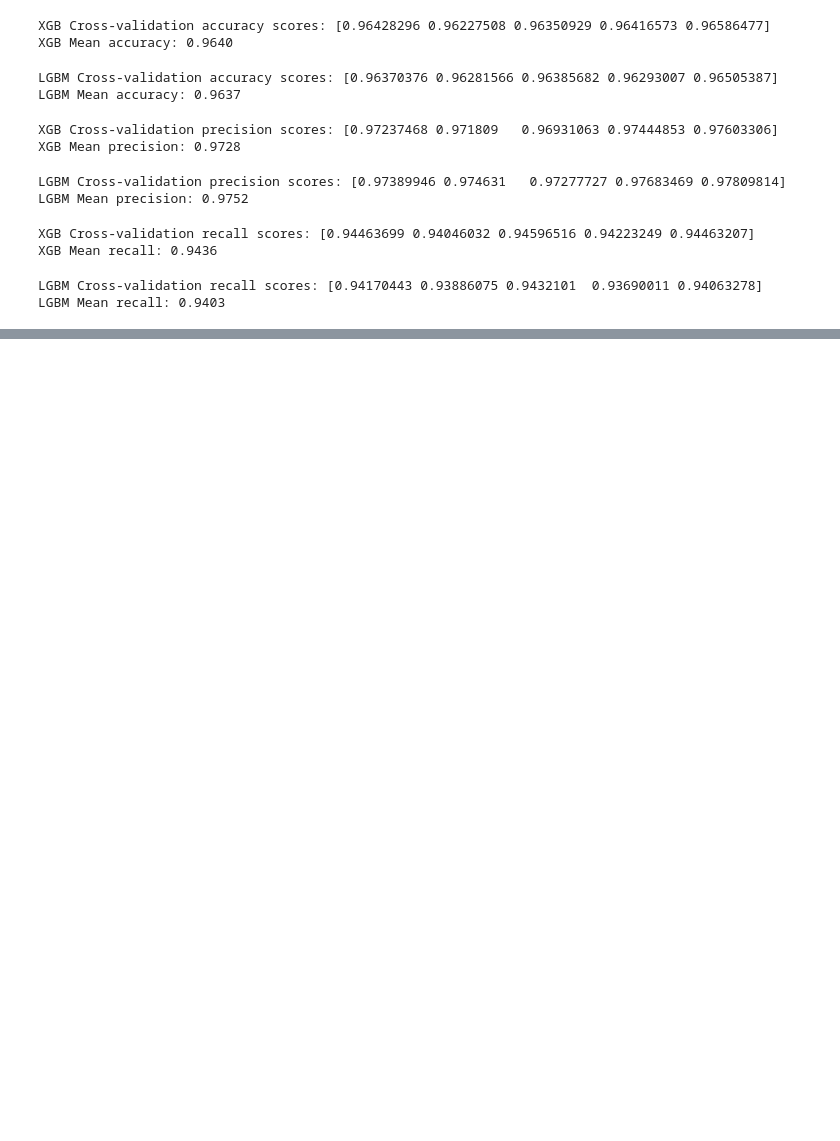
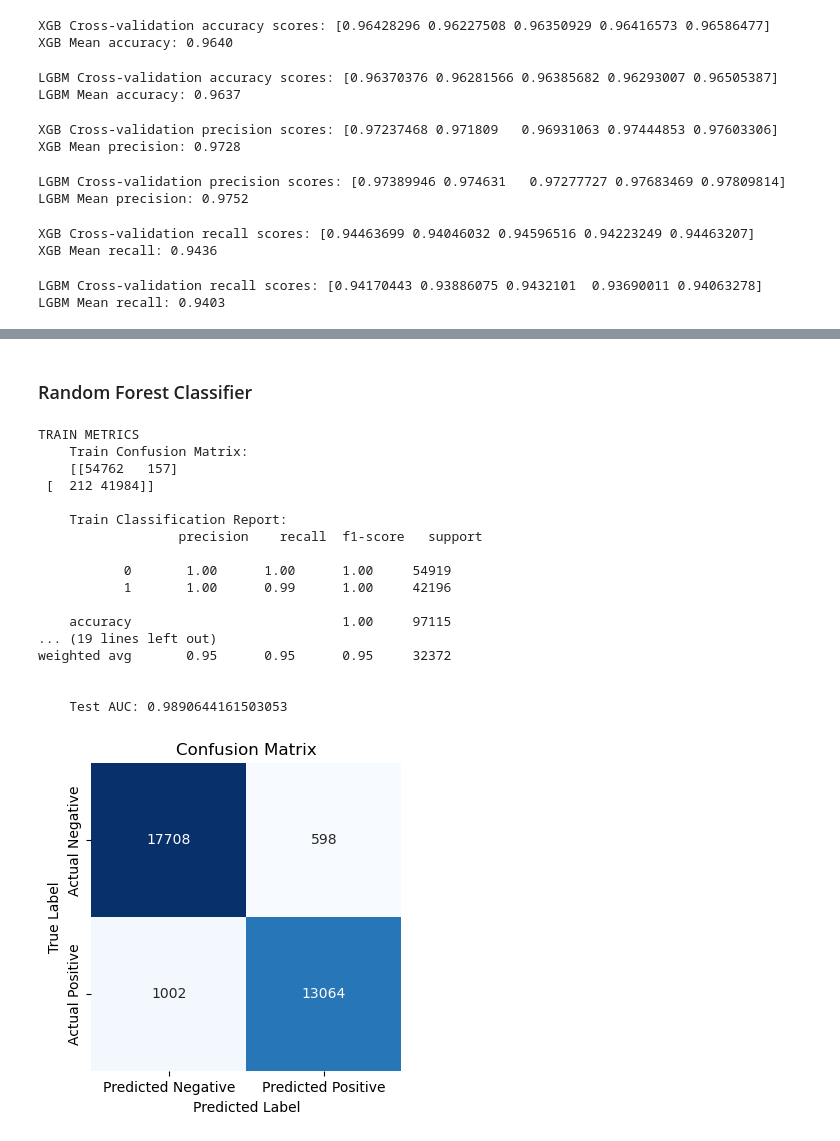
Before and after one commit to martabaker/ds_project_4, a Jupyter notebook: Notebooks/Models_Sarah_pipeline.ipynb, the cells around one changed output, grey strips where cells are left out. Drawn from its saved outputs; the diff is of its cells as text; code cells hidden in the pictures; blank space fills up the shorter version.

```diff
--- a/Notebooks/Models_Sarah_pipeline.ipynb
+++ b/Notebooks/Models_Sarah_pipeline.ipynb
@@ -1001,0 +1387,30 @@ LGBM Mean recall: 0.9403
+# %% [markdown]
+### Random Forest Classifier
+# %%
+# Initiate the model
+rf = Pipeline([
+    ('preprocessor', preprocessor),
+    ('model', RandomForestClassifier(random_state = 42))
+])
+
+# Machine Learning
+classificationModeling(rf, X_train, X_test, y_train, y_test)
+# %% [output]
+TRAIN METRICS
+    Train Confusion Matrix:
+    [[54762   157]
+ [  212 41984]]
+
+    Train Classification Report:
+                  precision    recall  f1-score   support
+
+           0       1.00      1.00      1.00     54919
+           1       1.00      0.99      1.00     42196
+
+    accuracy                           1.00     97115
+... (19 lines left out)
+weighted avg       0.95      0.95      0.95     32372
+
+
+    Test AUC: 0.9890644161503053
+[figure, added]
```
Also changed, not shown: parts of 58 cells of this notebook.
